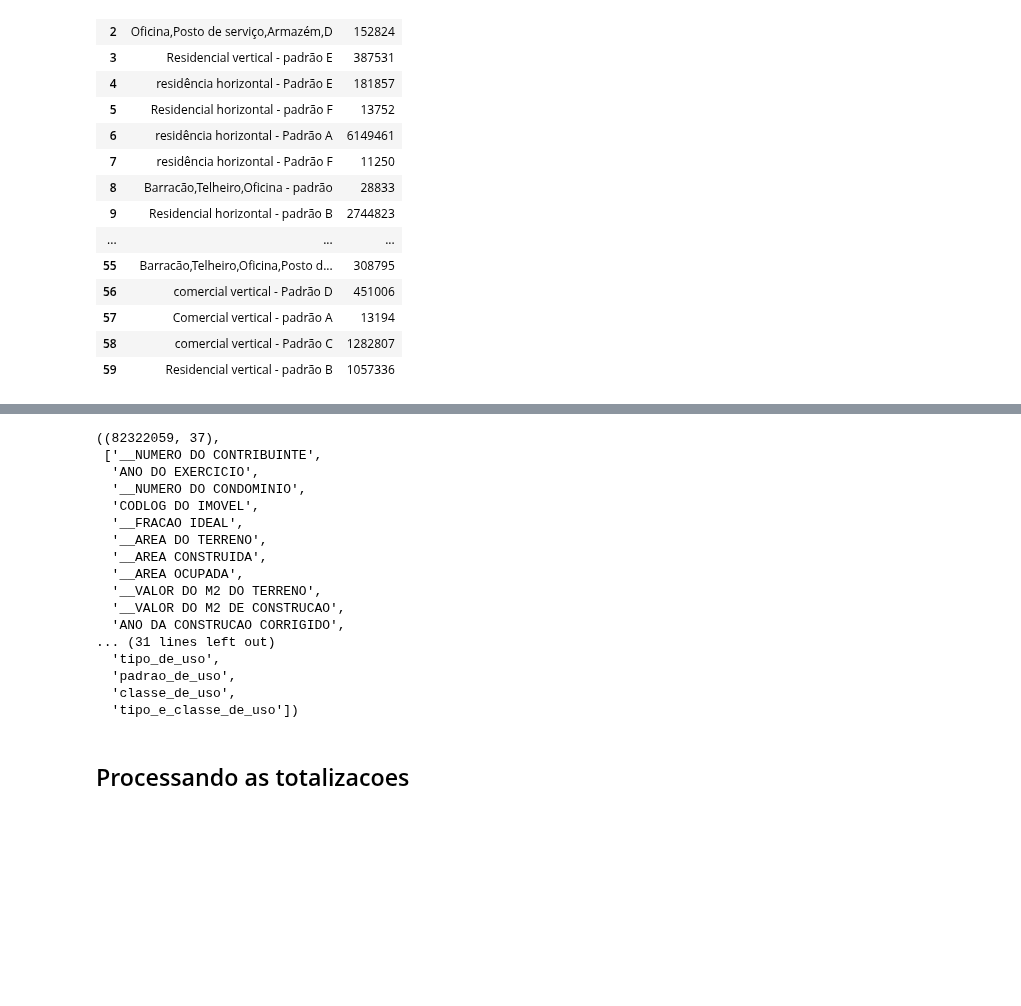
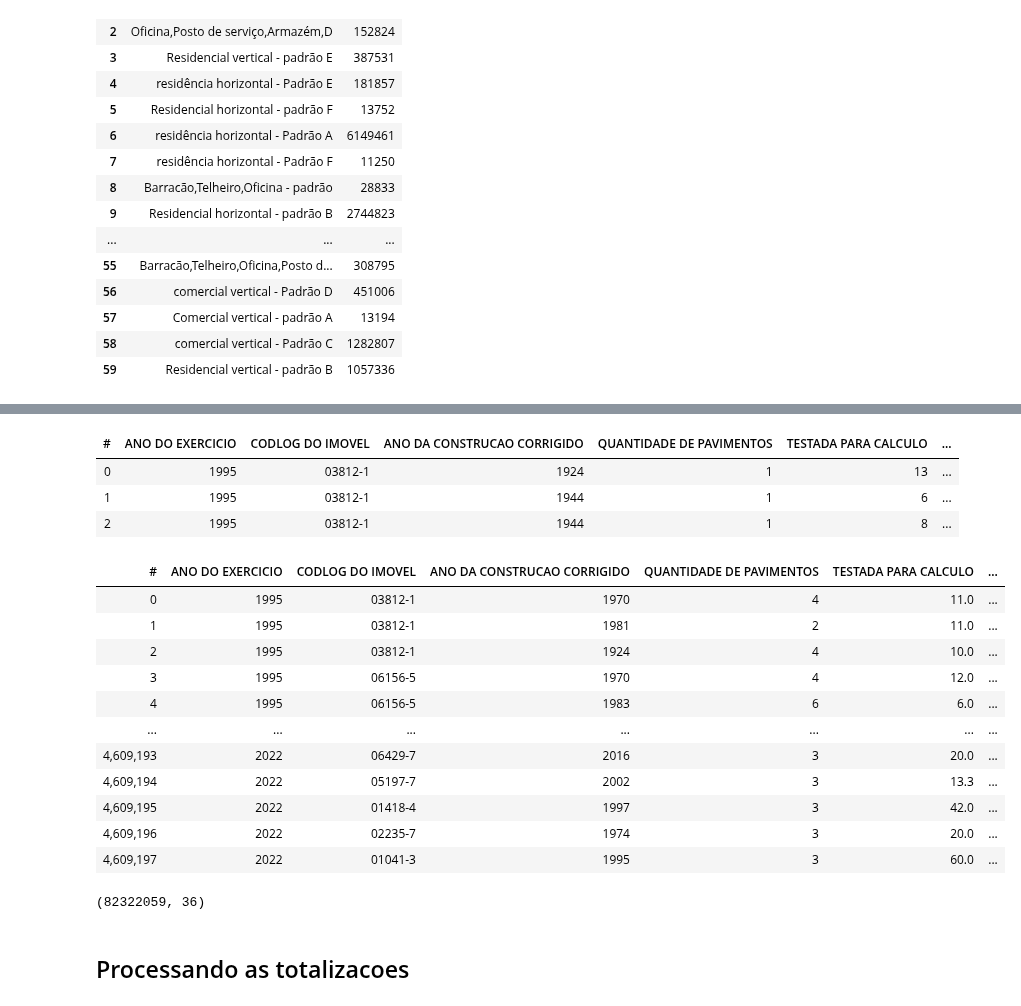
Before and after one commit to cem-usp/dash-iptu, a Jupyter notebook: 01 - Preparando dados do IPTU de 2022.ipynb, the cells around one changed output, grey strips where cells are left out. Drawn from its saved outputs; the diff is of its cells as text; code cells hidden in the pictures; blank space fills up the shorter version.

```diff
--- a/01 - Preparando dados do IPTU de 2022.ipynb
+++ b/01 - Preparando dados do IPTU de 2022.ipynb
@@ -495,0 +505,2 @@ df_padroes_usos['tipo_e_classe_de_uso'] = (df_padroes_usos['tipo_de_uso'] + ' '
+# %%
+df_iptu.fillna(value='Terreno', column_names=['TIPO DE PADRAO DA CONSTRUCAO'], inplace=True)
@@ -500,0 +523,2 @@ ValueError: column name collision: tipo_de_uso exists in both column, and no pro
+# %%
+df_iptu.fillna(value='', column_names=['tipo_de_uso', 'padrao_de_uso', 'classe_de_uso', 'tipo_e_classe_de_uso'], inplace=True)
@@ -501,25 +538,31 @@ ValueError: column name collision: tipo_de_uso exists in both column, and no pro
+# %%
+df_iptu.head(3)
+# %% [output]
+| # | ANO DO EXERCICIO | CODLOG DO IMOVEL | ANO DA CONSTRUCAO CORRIGIDO | QUANTIDADE DE PAVIMENTOS | TESTADA PARA CALCULO | ... |
+| 0 | 1995 | 03812-1 | 1924 | 1 | 13 | ... |
+| 1 | 1995 | 03812-1 | 1944 | 1 | 6 | ... |
+| 2 | 1995 | 03812-1 | 1944 | 1 | 8 | ... |
+# %%
+df_iptu[df_iptu['tipo_de_uso'] == 'Comercial vertical']
+# %% [output]
+| # | ANO DO EXERCICIO | CODLOG DO IMOVEL | ANO DA CONSTRUCAO CORRIGIDO | QUANTIDADE DE PAVIMENTOS | TESTADA PARA CALCULO | ... |
+| 0 | 1995 | 03812-1 | 1970 | 4 | 11.0 | ... |
+| 1 | 1995 | 03812-1 | 1981 | 2 | 11.0 | ... |
+| 2 | 1995 | 03812-1 | 1924 | 4 | 10.0 | ... |
+| 3 | 1995 | 06156-5 | 1970 | 4 | 12.0 | ... |
+| 4 | 1995 | 06156-5 | 1983 | 6 | 6.0 | ... |
+| ... | ... | ... | ... | ... | ... | ... |
+| 4,609,193 | 2022 | 06429-7 | 2016 | 3 | 20.0 | ... |
+| 4,609,194 | 2022 | 05197-7 | 2002 | 3 | 13.3 | ... |
+| 4,609,195 | 2022 | 01418-4 | 1997 | 3 | 42.0 | ... |
+| 4,609,196 | 2022 | 02235-7 | 1974 | 3 | 20.0 | ... |
+| 4,609,197 | 2022 | 01041-3 | 1995 | 3 | 60.0 | ... |
+# %%
+df_iptu.shape
+# %% [output]
+(82322059, 36)
 # %%
 # df_iptu['tipo_e_classe_de_uso'] = df_iptu['tipo_de_uso'] + ' ' + df_iptu['classe_de_uso']
-# %%
-df_iptu.shape, df_iptu.column_names
-# %% [output]
-((82322059, 37),
- ['__NUMERO DO CONTRIBUINTE',
-  'ANO DO EXERCICIO',
-  '__NUMERO DO CONDOMINIO',
-  'CODLOG DO IMOVEL',
-  '__FRACAO IDEAL',
-  '__AREA DO TERRENO',
-  '__AREA CONSTRUIDA',
-  '__AREA OCUPADA',
-  '__VALOR DO M2 DO TERRENO',
-  '__VALOR DO M2 DE CONSTRUCAO',
-  'ANO DA CONSTRUCAO CORRIGIDO',
-... (31 lines left out)
-  'tipo_de_uso',
-  'padrao_de_uso',
-  'classe_de_uso',
-  'tipo_e_classe_de_uso'])
 # %% [markdown]
 ## Processando as totalizacoes
 # %%
```
Also changed, not shown: parts of 27 cells of this notebook, 7 other files.
